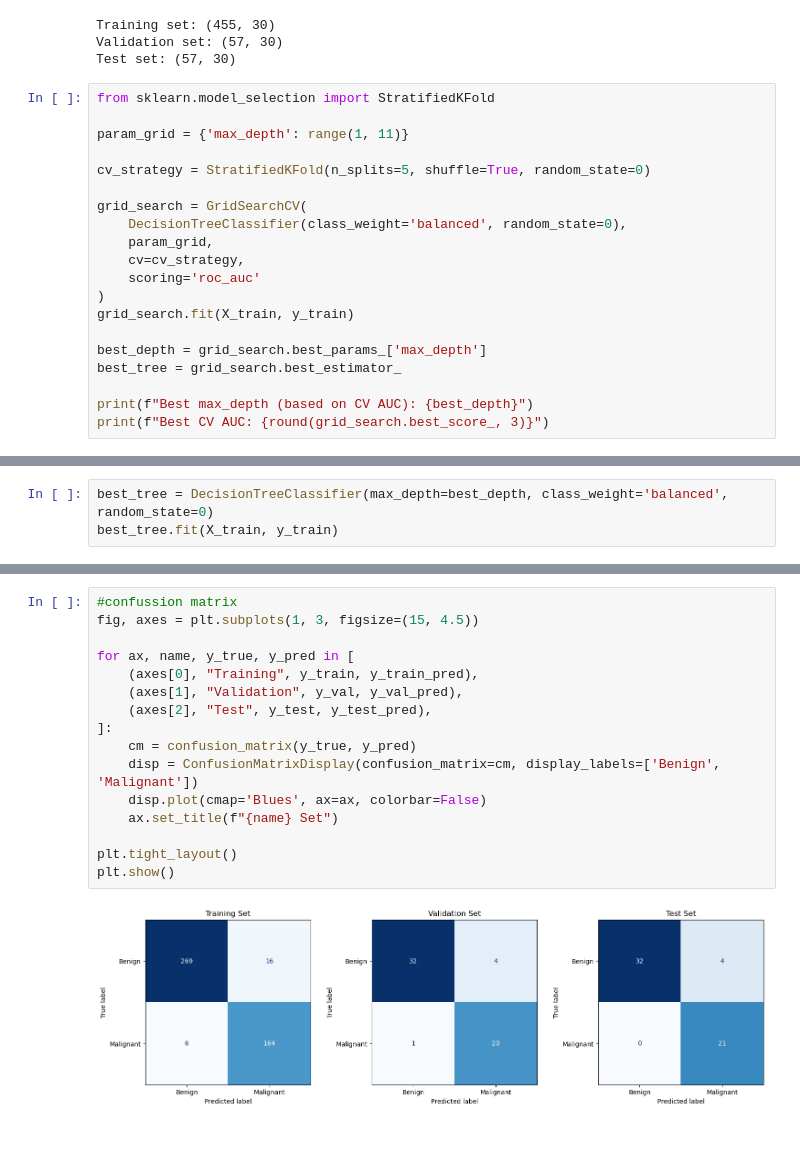
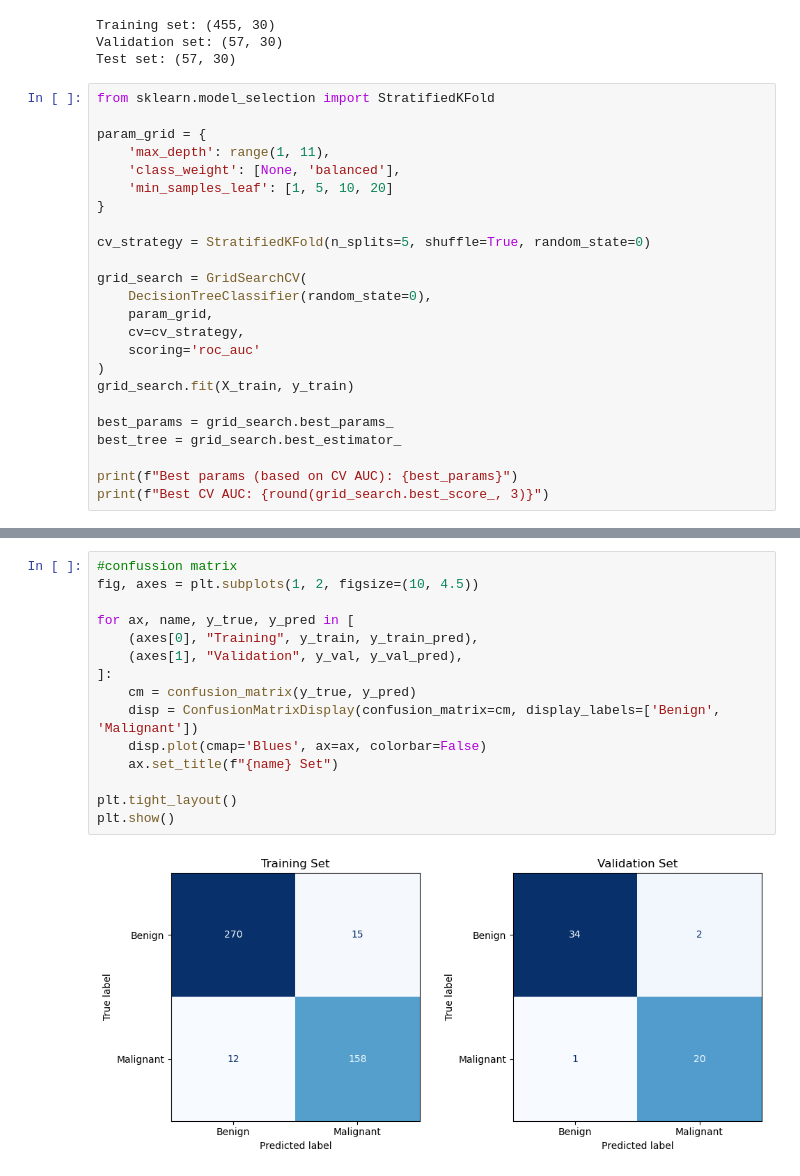
Before and after one commit to Duppal147/Stat-451, a Jupyter notebook: Stat 451 Decision Tree.ipynb, the cells around one changed output, grey strips where cells are left out. Drawn from its saved outputs; the diff is of its cells as text; blank space fills up the shorter version.

Commit message:
Fix summary cell and remove test set from tuning notebook

```diff
--- a/Stat 451 Decision Tree.ipynb
+++ b/Stat 451 Decision Tree.ipynb
@@ -73,21 +73,25 @@ Test set: (57, 30)
 # %%
 from sklearn.model_selection import StratifiedKFold
 
-param_grid = {'max_depth': range(1, 11)}
+param_grid = {
+    'max_depth': range(1, 11),
+    'class_weight': [None, 'balanced'],
+    'min_samples_leaf': [1, 5, 10, 20]
+}
 
 cv_strategy = StratifiedKFold(n_splits=5, shuffle=True, random_state=0)
 
 grid_search = GridSearchCV(
-    DecisionTreeClassifier(class_weight='balanced', random_state=0),
+    DecisionTreeClassifier(random_state=0),
     param_grid,
     cv=cv_strategy,
     scoring='roc_auc'
 )
 grid_search.fit(X_train, y_train)
 
-best_depth = grid_search.best_params_['max_depth']
+best_params = grid_search.best_params_
 best_tree = grid_search.best_estimator_
 
-print(f"Best max_depth (based on CV AUC): {best_depth}")
+print(f"Best params (based on CV AUC): {best_params}")
 print(f"Best CV AUC: {round(grid_search.best_score_, 3)}")
 # %% [output]
@@ -111,3 +117,0 @@ plt.show()
-# %%
-best_tree = DecisionTreeClassifier(max_depth=best_depth, class_weight='balanced', random_state=0)
-best_tree.fit(X_train, y_train)
@@ -193,21 +190,20 @@ plt.show()
 # %%
 #confussion matrix
-fig, axes = plt.subplots(1, 3, figsize=(15, 4.5))
+fig, axes = plt.subplots(1, 2, figsize=(10, 4.5))
 
 for ax, name, y_true, y_pred in [
     (axes[0], "Training", y_train, y_train_pred),
     (axes[1], "Validation", y_val, y_val_pred),
-    (axes[2], "Test", y_test, y_test_pred),
 ]:
     cm = confusion_matrix(y_true, y_pred)
     disp = ConfusionMatrixDisplay(confusion_matrix=cm, display_labels=['Benign', 'Malignant'])
     disp.plot(cmap='Blues', ax=ax, colorbar=False)
     ax.set_title(f"{name} Set")
 
 plt.tight_layout()
 plt.show()
 # %% [output]
-[figure, old version]
+[figure, new version]
 # %%
 # ROC curve
 fpr_train, tpr_train, _ = roc_curve(y_train, y_train_proba)
```
Also changed, not shown: parts of 8 cells of this notebook.
